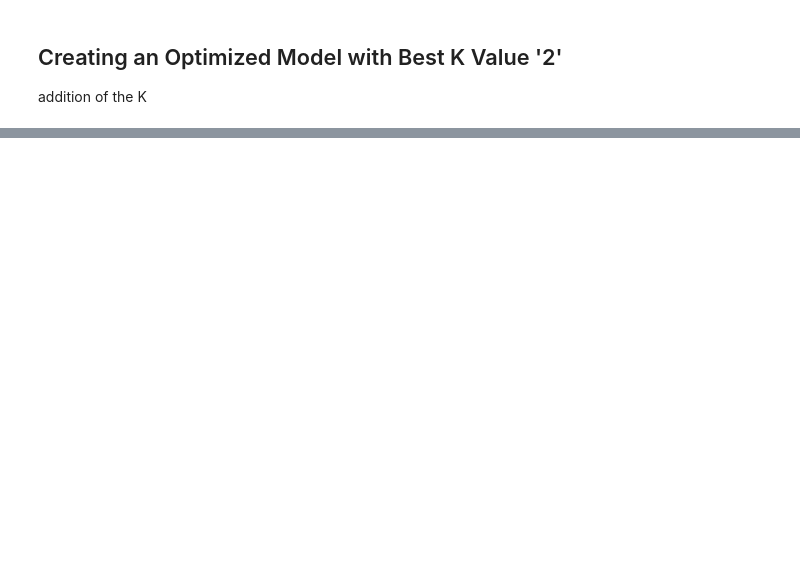
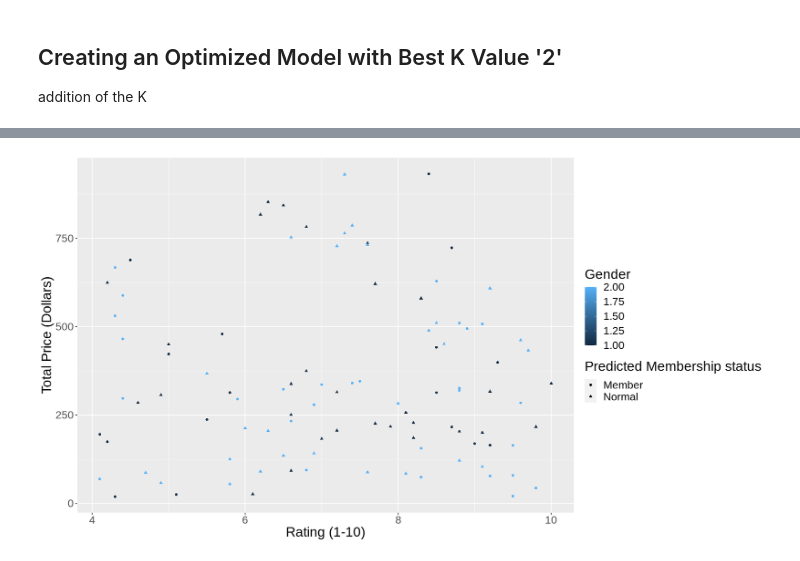
Before and after one commit to rajdhillon27/DSCI-classification-, a Jupyter notebook: Project.ipynb, the cells around one changed output, grey strips where cells are left out. Drawn from its saved outputs; the diff is of its cells as text; code cells hidden in the pictures; blank space fills up the shorter version.

```diff
--- a/Project.ipynb
+++ b/Project.ipynb
@@ -244,3 +229,12 @@ supermarket_fit <- supermarket_workflow <- workflow()%>%
      add_recipe(supermarket_recipe) %>%
      add_model(supermarket_spec) %>%
      fit(data = supermarket_train)
+# %%
+supermarket_predictions <- predict(supermarket_fit, supermarket_test)%>%
+    bind_cols(supermarket_test)
+supermarket_predictions%>%
+    slice(1:5)
+
+supermarket_metrics <- supermarket_predictions%>%
+    metrics(truth = Customer_type, estimate = .pred_class)
+supermarket_metrics
@@ -246,0 +255,10 @@ supermarket_fit <- supermarket_workflow <- workflow()%>%
+# %%
+options(repr.plot.width = 15, repr.plot.height = 8)
+
+supermarket_plot <- ggplot(supermarket_predictions, aes(x = Rating, y = Total, color = Gender, shape = .pred_class)) +
+                    geom_point() +
+                    labs(x = "Rating (1-10)", y = "Total Price (Dollars)", color = "Gender", shape = "Predicted Membership status") +
+                    theme(text = element_text(size = 20))
+supermarket_plot
+# %% [output]
+[figure, added]
```
Also changed, not shown: parts of 3 cells of this notebook.
